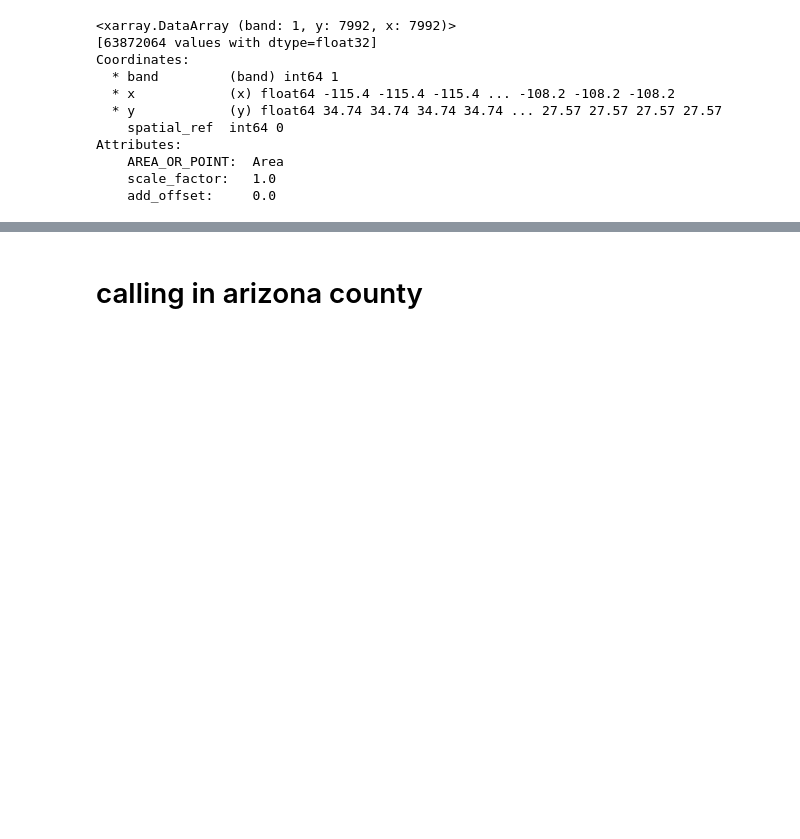
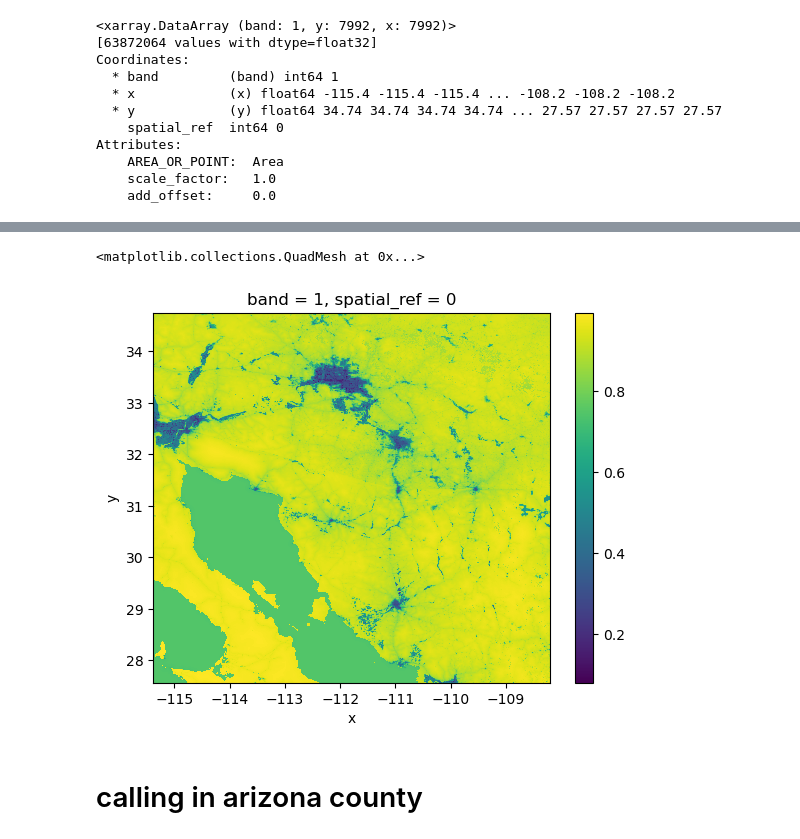
Before and after one commit to rosemaryjuarez/Maricopa-County-bidiversity-analysis, a Jupyter notebook: Final_biodiversity_analysis.ipynb, the cells around one changed output, grey strips where cells are left out. Drawn from its saved outputs; the diff is of its cells as text; code cells hidden in the pictures; blank space fills up the shorter version.

```diff
--- a/Final_biodiversity_analysis.ipynb
+++ b/Final_biodiversity_analysis.ipynb
@@ -249,3 +210,8 @@ az_20[0].plot()
+# %%
+az_20.plot()
+# %% [output]
+<matplotlib.collections.QuadMesh at 0x...>
+[figure, added]
 # %% [markdown]
 # calling in arizona county
 # %%
```
Also changed, not shown: parts of 38 cells of this notebook.
